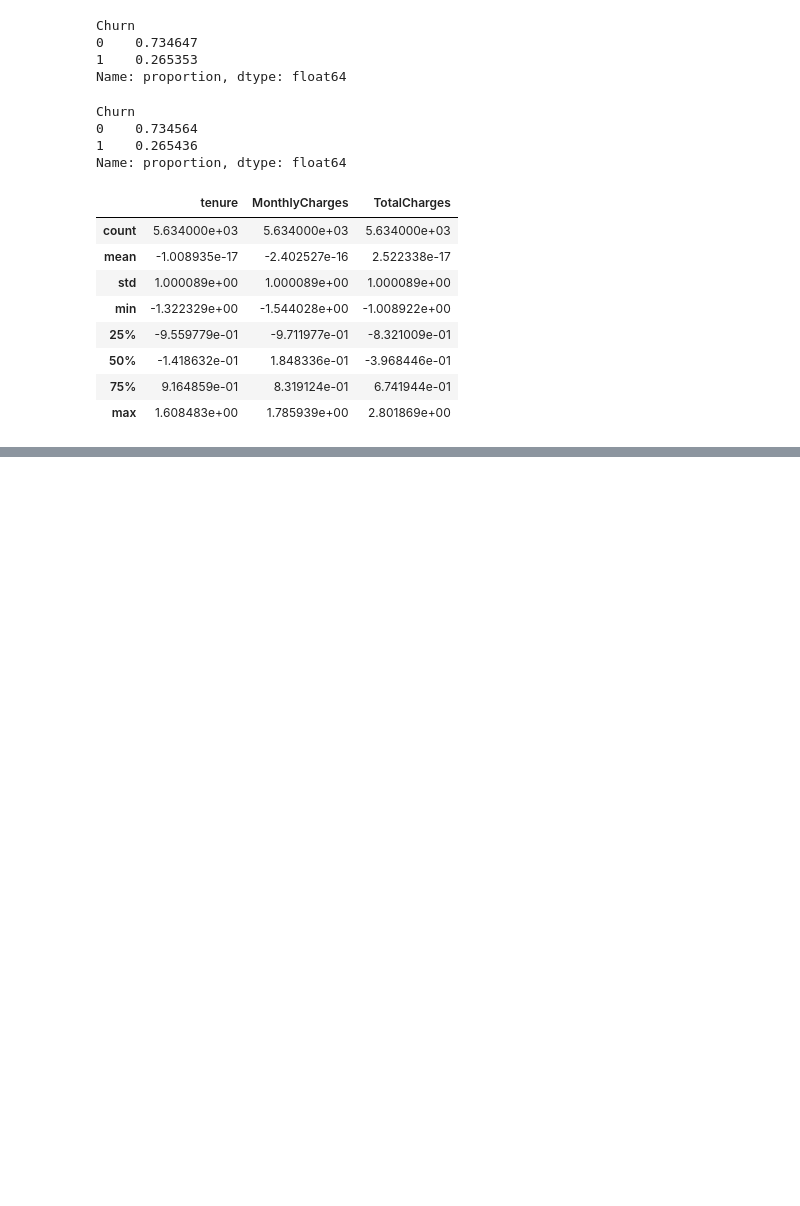
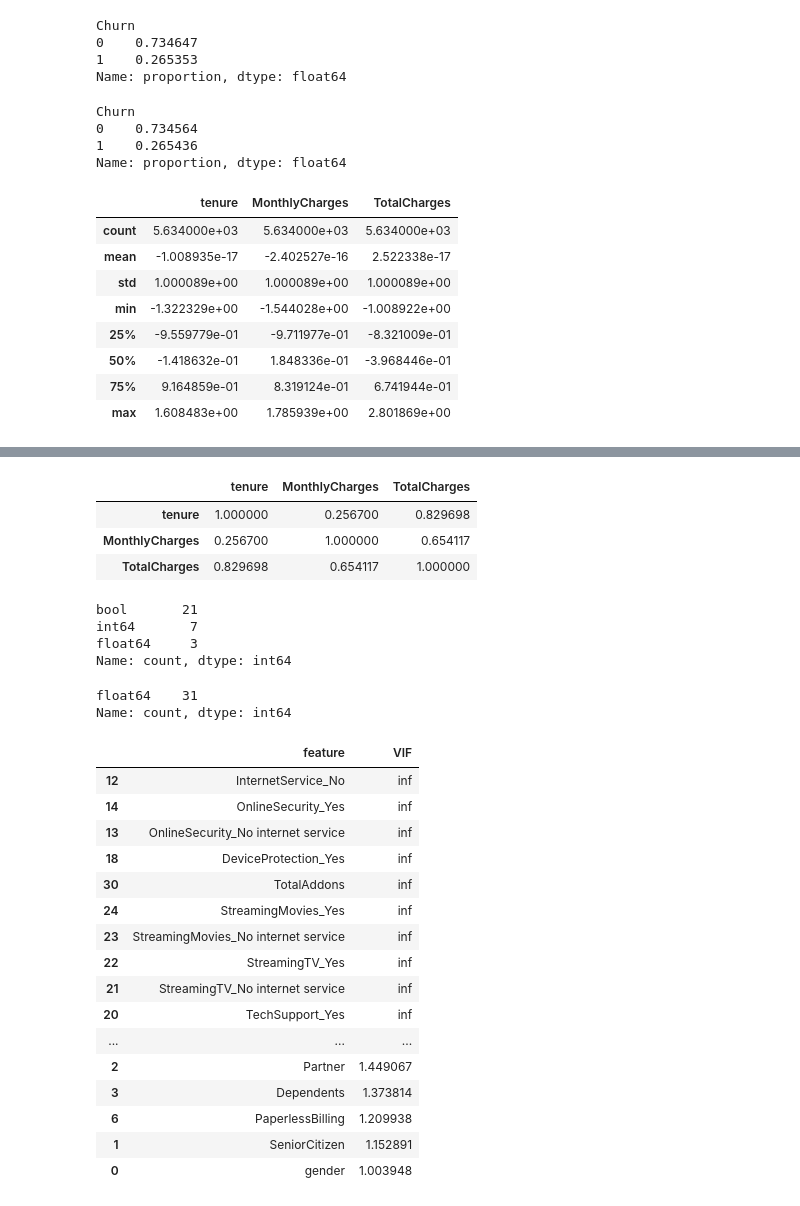
Before and after one commit to shrutigoswamii/ml-notebook, a Jupyter notebook: p1-telco-churn/notebooks/p1_churn_eda.ipynb, the cells around one changed output, grey strips where cells are left out. Saved outputs shown, nothing was run; the diff lists cells and outputs as text; code cells hidden in the pictures; blank space fills up the shorter version.

```diff
--- a/p1-telco-churn/notebooks/p1_churn_eda.ipynb
+++ b/p1-telco-churn/notebooks/p1_churn_eda.ipynb
@@ -369,3 +369,8 @@ X_train[numeric_cols].describe()
 | 50% | -1.418632e-01 | 1.848336e-01 | -3.968446e-01 |
 | 75% | 9.164859e-01 | 8.319124e-01 | 6.741944e-01 |
 | max | 1.608483e+00 | 1.785939e+00 | 2.801869e+00 |
+# %%
+addon_yes_cols = ['OnlineSecurity_Yes', 'OnlineBackup_Yes', 'DeviceProtection_Yes',
+                    'TechSupport_Yes', 'StreamingTV_Yes', 'StreamingMovies_Yes']
+X_train['TotalAddons'] = X_train[addon_yes_cols].sum(axis=1)
+X_test['TotalAddons'] = X_test[addon_yes_cols].sum(axis=1)
@@ -371,0 +412,45 @@ X_train[numeric_cols].describe()
+# %%
+X_train[['tenure', 'MonthlyCharges', 'TotalCharges']].corr()
+# %% [output]
+|  | tenure | MonthlyCharges | TotalCharges |
+| tenure | 1.000000 | 0.256700 | 0.829698 |
+| MonthlyCharges | 0.256700 | 1.000000 | 0.654117 |
+| TotalCharges | 0.829698 | 0.654117 | 1.000000 |
+# %%
+X_train.dtypes.value_counts()
+# %% [output]
+bool       21
+int64       7
+float64     3
+Name: count, dtype: int64
+# %%
+X_train = X_train.astype(float)
+X_test = X_test.astype(float)
+# %%
+X_train.dtypes.value_counts()
+# %% [output]
+float64    31
+Name: count, dtype: int64
+# %%
+vif_data = pd.DataFrame()
+vif_data['feature'] = X_train.columns
+vif_data['VIF'] = [variance_inflation_factor(X_train.values, i) for i in range(X_train.shape[1])]
+vif_data.sort_values('VIF', ascending=False)
+# %% [output]
+|  | feature | VIF |
+| 12 | InternetService_No | inf |
+| 14 | OnlineSecurity_Yes | inf |
+| 13 | OnlineSecurity_No internet service | inf |
+| 18 | DeviceProtection_Yes | inf |
+| 30 | TotalAddons | inf |
+| 24 | StreamingMovies_Yes | inf |
+| 23 | StreamingMovies_No internet service | inf |
+| 22 | StreamingTV_Yes | inf |
+| 21 | StreamingTV_No internet service | inf |
+| 20 | TechSupport_Yes | inf |
+| ... | ... | ... |
+| 2 | Partner | 1.449067 |
+| 3 | Dependents | 1.373814 |
+| 6 | PaperlessBilling | 1.209938 |
+| 1 | SeniorCitizen | 1.152891 |
+| 0 | gender | 1.003948 |
```
Also changed, not shown: parts of 10 cells of this notebook.
